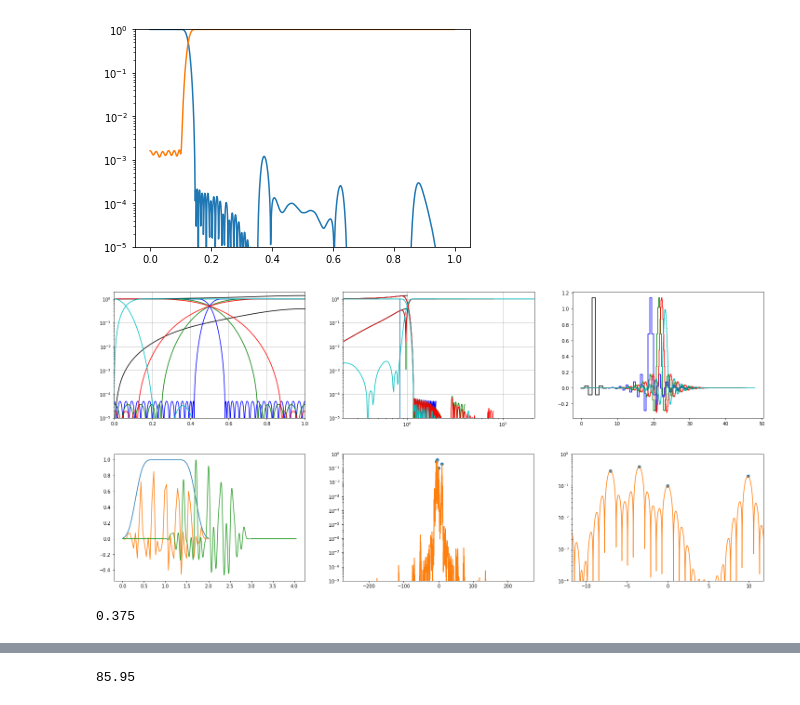
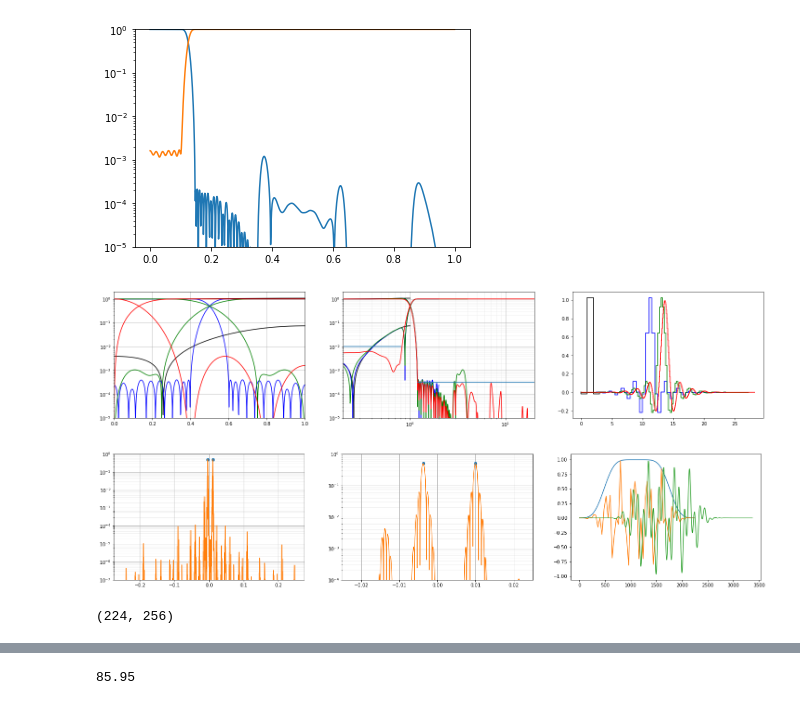
Before and after one commit to quartiq/phaser, a Jupyter notebook: half-band-filter.ipynb, the cells around one changed output, grey strips where cells are left out. Saved outputs shown, nothing was run; the diff lists cells and outputs as text; code cells hidden in the pictures.

```diff
--- a/half-band-filter.ipynb
+++ b/half-band-filter.ipynb
@@ -354,7 +354,7 @@ FIR(f(b)).plot_freq(plt.gca())
 # %%
 # CIC droop compensation filter
 
-s = np.linspace(1e-9, .42*2 + .01, 65)
+s = np.linspace(1e-9, .4*2, 7)
 rm, n, k = 4, 7, 8*2
 h = (np.sin(np.pi*rm*s/k)/(rm*np.sin(np.pi*s/k)))**n
 rm, n, k = 8, 6, 64/3*2
@@ -363,19 +363,23 @@ h = h*(np.sin(np.pi*rm*s/k)/(rm*np.sin(np.pi*s/k)))**n
 rm, n, k = 8, 7, 64/3*2
 h = (np.sin(np.pi*rm*s/k)/(rm*np.sin(np.pi*s/k)))**n
 
+rm, n, k = 5, 4, 20/1.*2
+h = (np.sin(np.pi*rm*s/k)/(rm*np.sin(np.pi*s/k)))**n
+
 #rm, n, k = 8*4, 8, 4*8*4
 #h = (np.sin(np.pi*rm*s/k)/(rm*np.sin(np.pi*s/k)))**n
 
 plt.plot(s, 1/np.absolute(h), ".")
 
 ciccomp = FIR(signal.firls(
-    9,
+    5,
     np.repeat(s, 2)[1:-1],
     1/np.absolute(np.repeat(h, 2)[1:-1])
 ))
-ciccomp.b /= ciccomp.b.sum()
-#ciccomp.b *= .97
-#ciccomp.quantize(1 << 10)
+#ciccomp.b /= ciccomp.b.sum()
+ciccomp.b *= .998
+#ciccomp.b *= 1/ciccomp.b[len(ciccomp.b)//2]
+ciccomp.quantize(1 << 8)
 #ciccomp.b[3] -= 3
 ciccomp.plot_freq(plt.gca(), inset=False)
 ciccomp.b
@@ -493,6 +496,18 @@ steps = [
     US(8), CIC(8, 1, 7)
     #US(4), CIC(4, 1, 7), DS(3), US(8), CIC(8, 1, 6)
     ]
+steps = [
+    # 1/10
+    ciccomp,
+    # 1/10
+    US(2), HBF(10, .4).quantize(1 << 14),
+    # 1/5
+    US(2), HBF(4, 1/4).quantize(1 << 10),
+    # 2/5
+    US(5), CIC(5, 1, 4),
+    # 2/1
+    ]
+
 
 fig, ax = plt.subplots(1, 3, figsize=(25, 5))
 x = np.ones(1)
@@ -508,48 +523,55 @@ for step in steps:
         step.plot_freq(ax[0], color=color)
         q = FIR(b=x)
         q.plot_freq(ax[1], r=r, f=1/r, color=color, inset=True, worN=2048)
         q.plot_time(ax[2], r=r, color=color)
 
 ax[0].grid()
+ax[1].grid(which="minor", alpha=.2)
 ax[0].set_ylim(1e-5, 2)
 ax[0].set_xlim(0, 1)
 ax[1].grid()
+ax[1].grid(which="minor", alpha=.2)
 ax[1].set_ylim(1e-5, 2)
 #ax[1].set_ylim(.9, 1.1)
 ax[1].set_xlim(1e-2*r, r)
 ax[1].set_xscale("log")
 ax[0].set_yscale("log")
 ax[1].set_yscale("log")
-ax[1].plot([2*.42, 2*.42], [1e-5, 1])
+ax[1].plot(np.array([1e-3, .4, np.nan, .6, 1e2])*2, [1e-2, 1e-2, np.nan, 1e-7**.5, 1e-7**.5])
 
 m = 1 << 16
-t0 = 32/3*4e-3
+t0 = 10*4
 fig, ax = plt.subplots(1, 3, figsize=(25, 5))
-a0 = np.ones(33)
-a = CIC(6, 1, 3)(a0)
+a0 = np.ones(32)
+a = CIC(6, 1, 5)(a0)
 #a = np.convolve(signal.windows.hann(16)/8, a0)
-af = np.array([(.2, .42), (-.4, -.15), (.1, 0), (.3, -.3)])
+af = np.array([(.5, .4), (.5, -.15)])
 #af = np.array([(1., .42)])
 t = np.arange(len(a))
 y0 = sum(a*ai*np.exp(2j*np.pi*fi*t) for ai, fi in af)
 y = y0
 for step in steps:
     y = step(y)
-ax[0].plot(t*t0, a, t*t0, y0.real, np.arange(len(y))/r*t0, y.real)
+# y *= np.exp(2j*np.pi*.1*np.arange(len(y))/r*t0)
+ax[2].plot(t*t0, a, t*t0, y0.real, np.arange(len(y))/r*t0, y.real)
 h = np.absolute(np.fft.fft(y, m)/r/len(a0))
 s = np.fft.fftfreq(m)*r/t0
+ax[0].plot(af[:, 1]/t0, np.absolute(af[:, 0]), "o", s, h)
+ax[0].set_ylim(1e-7, 1)
+ax[0].set_yscale("log")
+#ax[0].set_xlim(-1/t0, 1/t0)
+ax[0].grid()
+ax[0].grid(which="minor", alpha=.2)
 ax[1].plot(af[:, 1]/t0, np.absolute(af[:, 0]), "o", s, h)
-ax[1].set_ylim(1e-9, 1)
+ax[1].set_ylim(1e-4, 1)
 ax[1].set_yscale("log")
-#ax[1].set_xlim(-1/t0, 1/t0);
-ax[2].plot(af[:, 1]/t0, np.absolute(af[:, 0]), "o", s, h)
-ax[2].set_ylim(1e-4, 1)
-ax[2].set_yscale("log")
-ax[2].set_xlim(-.5/t0, .5/t0);
+ax[1].set_xlim(-1/t0, 1/t0)
+ax[1].grid()
+ax[1].grid(which="minor", alpha=.2);
 # %% [output]
-[figure, old version]
+[figure, new version]
-[figure, old version]
+[figure, new version]
-# %%
-3/32*4
-# %% [output]
-0.375
+# %%
+4*2*2*14, 4*2*2*16
+# %% [output]
+(224, 256)
```
Also changed, not shown: parts of 8 cells of this notebook, 1 other file.
